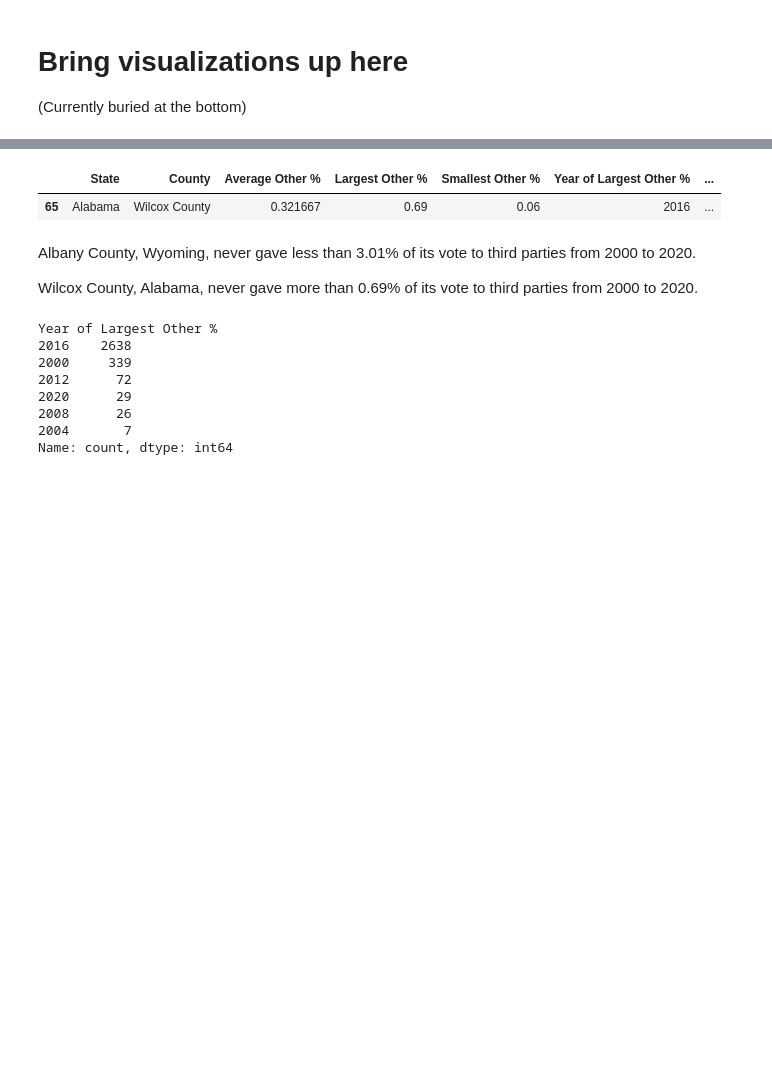
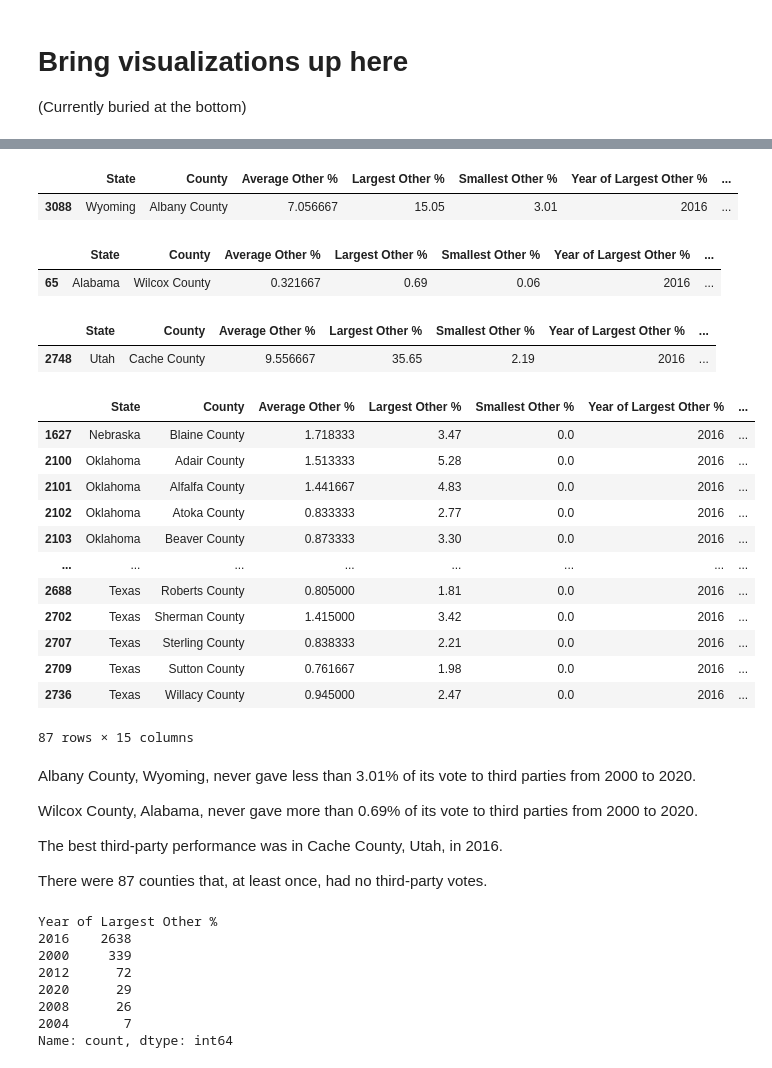
Before and after one commit to matthewcavanaugh96/us-presidential-elections-by-county, a Jupyter notebook: Part 3 Analysis and Modeling.ipynb, the cells around one changed output, grey strips where cells are left out. Drawn from its saved outputs; the diff is of its cells as text; code cells hidden in the pictures; blank space fills up the shorter version.

```diff
--- a/Part 3 Analysis and Modeling.ipynb
+++ b/Part 3 Analysis and Modeling.ipynb
@@ -399,6 +351,0 @@ third_party
-# %%
-# Calculate the national average of 'Other Percentage'
-national_average = elections['Other Percentage'].mean()
-
-# Add a column comparing each county's average to the national average
-third_party['Average 3P % (± national avg)'] = third_party['Average Other %'] - national_average
@@ -471,12 +370,42 @@ third_party.nlargest(1, 'Smallest Other %')
+# %%
+third_party.nlargest(1, 'Smallest Other %')
+# %% [output]
+|  | State | County | Average Other % | Largest Other % | Smallest Other % | Year of Largest Other % | ... |
+| 3088 | Wyoming | Albany County | 7.056667 | 15.05 | 3.01 | 2016 | ... |
 # %%
 third_party.nsmallest(1, 'Largest Other %')
 # %% [output]
 |  | State | County | Average Other % | Largest Other % | Smallest Other % | Year of Largest Other % | ... |
 | 65 | Alabama | Wilcox County | 0.321667 | 0.69 | 0.06 | 2016 | ... |
+# %%
+third_party.nlargest(1, 'Largest Other %')
+# %% [output]
+|  | State | County | Average Other % | Largest Other % | Smallest Other % | Year of Largest Other % | ... |
+| 2748 | Utah | Cache County | 9.556667 | 35.65 | 2.19 | 2016 | ... |
+# %%
+third_party[third_party['Smallest Other %'] == 0.00]
+# %% [output]
+|  | State | County | Average Other % | Largest Other % | Smallest Other % | Year of Largest Other % | ... |
+| 1627 | Nebraska | Blaine County | 1.718333 | 3.47 | 0.0 | 2016 | ... |
+| 2100 | Oklahoma | Adair County | 1.513333 | 5.28 | 0.0 | 2016 | ... |
+| 2101 | Oklahoma | Alfalfa County | 1.441667 | 4.83 | 0.0 | 2016 | ... |
+| 2102 | Oklahoma | Atoka County | 0.833333 | 2.77 | 0.0 | 2016 | ... |
+| 2103 | Oklahoma | Beaver County | 0.873333 | 3.30 | 0.0 | 2016 | ... |
+| ... | ... | ... | ... | ... | ... | ... | ... |
+| 2688 | Texas | Roberts County | 0.805000 | 1.81 | 0.0 | 2016 | ... |
+| 2702 | Texas | Sherman County | 1.415000 | 3.42 | 0.0 | 2016 | ... |
+| 2707 | Texas | Sterling County | 0.838333 | 2.21 | 0.0 | 2016 | ... |
+| 2709 | Texas | Sutton County | 0.761667 | 1.98 | 0.0 | 2016 | ... |
+| 2736 | Texas | Willacy County | 0.945000 | 2.47 | 0.0 | 2016 | ... |
+87 rows × 15 columns
 # %% [markdown]
 Albany County, Wyoming, never gave less than 3.01% of its vote to third parties from 2000 to 2020.
 
 Wilcox County, Alabama, never gave more than 0.69% of its vote to third parties from 2000 to 2020.
+
+The best third-party performance was in Cache County, Utah, in 2016.
+
+There were 87 counties that, at least once, had no third-party votes.
 # %%
 third_party['Year of Largest Other %'].value_counts()
 # %% [output]
```
Also changed, not shown: parts of 69 cells of this notebook.
